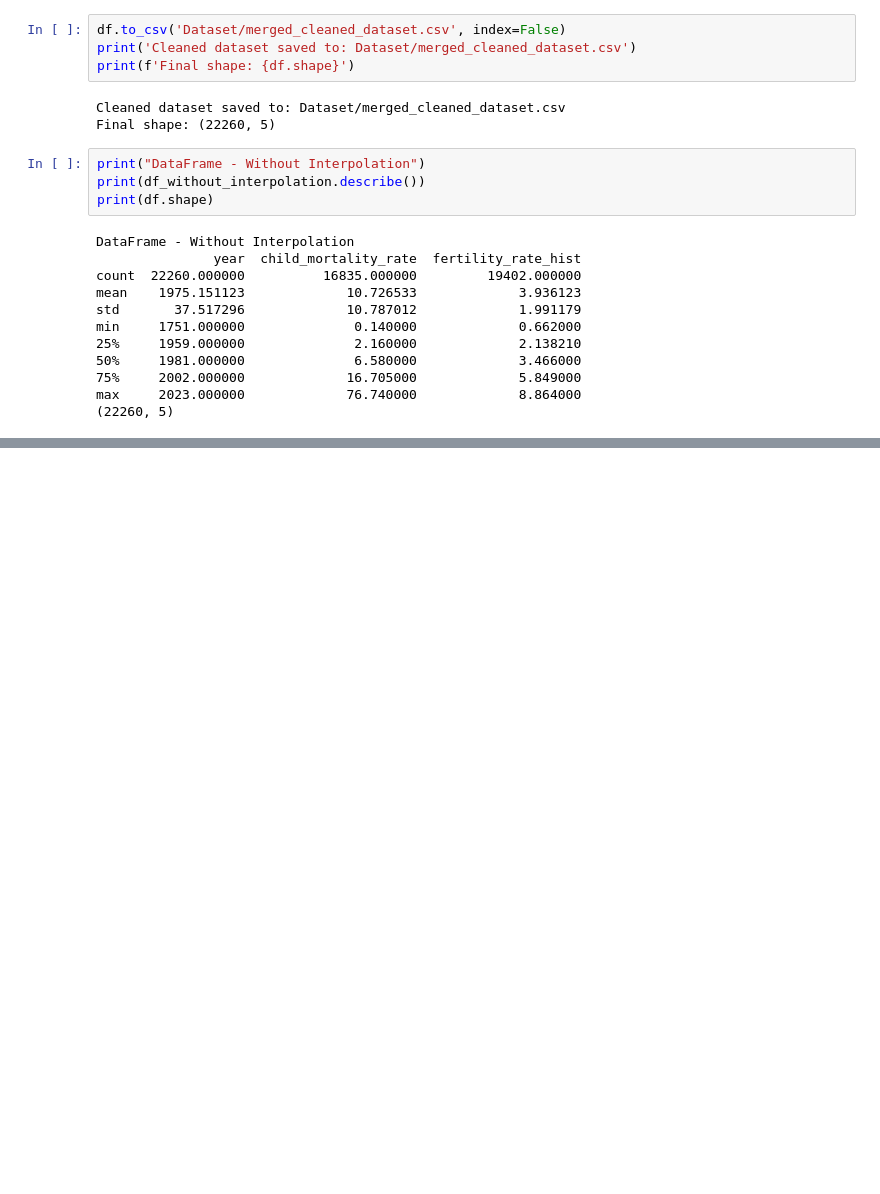
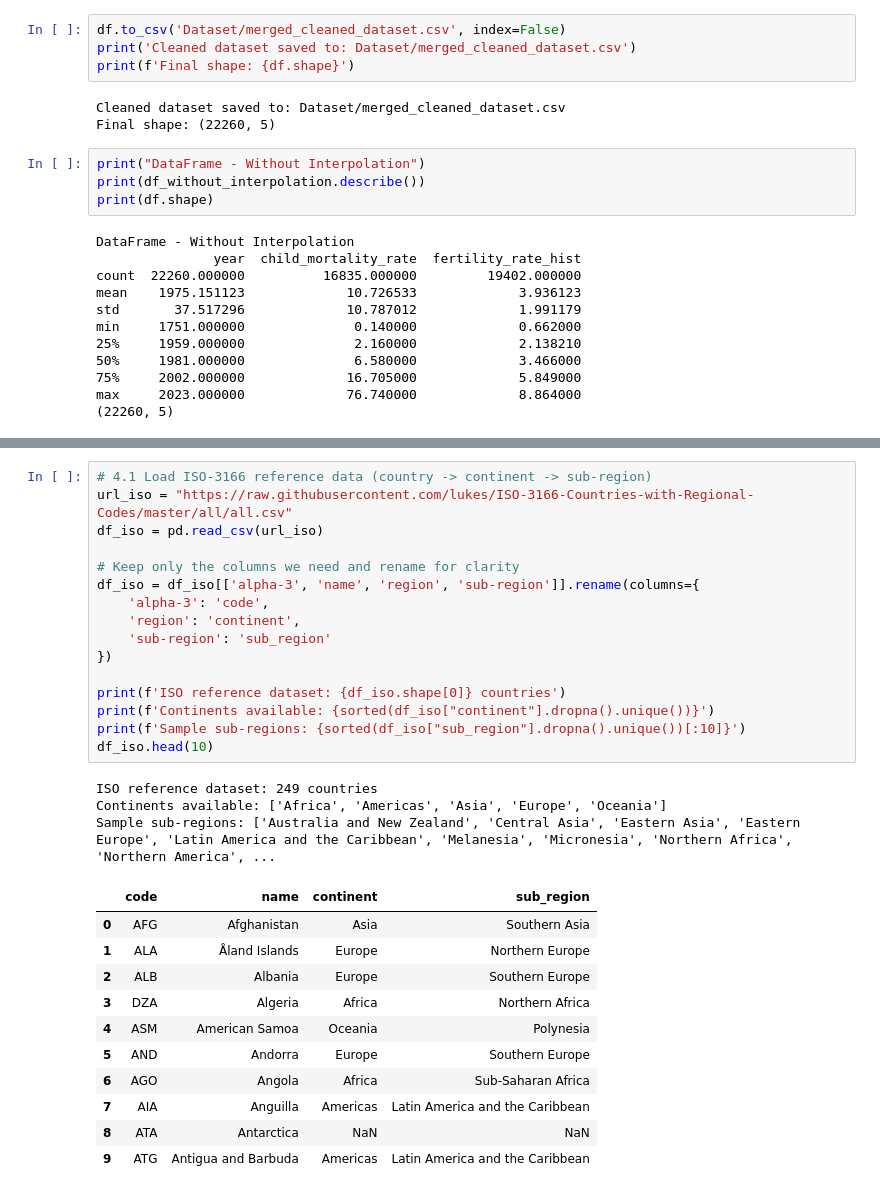
Before and after one commit to GabrielDeA/RepoDataScience, a Jupyter notebook: unit2/DataSetCleaning.ipynb, the cells around one changed output, grey strips where cells are left out. Drawn from its saved outputs; the diff is of its cells as text; blank space fills up the shorter version.

```diff
--- a/unit2/DataSetCleaning.ipynb
+++ b/unit2/DataSetCleaning.ipynb
@@ -474,0 +460,31 @@ max    2023.000000             68.210000             8.198000
+# %%
+# 4.1 Load ISO-3166 reference data (country -> continent -> sub-region)
+url_iso = "https://raw.githubusercontent.com/lukes/ISO-3166-Countries-with-Regional-Codes/master/all/all.csv"
+df_iso = pd.read_csv(url_iso)
+
+# Keep only the columns we need and rename for clarity
+df_iso = df_iso[['alpha-3', 'name', 'region', 'sub-region']].rename(columns={
+    'alpha-3': 'code',
+    'region': 'continent',
+    'sub-region': 'sub_region'
+})
+
+print(f'ISO reference dataset: {df_iso.shape[0]} countries')
+print(f'Continents available: {sorted(df_iso["continent"].dropna().unique())}')
+print(f'Sample sub-regions: {sorted(df_iso["sub_region"].dropna().unique())[:10]}')
+df_iso.head(10)
+# %% [output]
+ISO reference dataset: 249 countries
+Continents available: ['Africa', 'Americas', 'Asia', 'Europe', 'Oceania']
+Sample sub-regions: ['Australia and New Zealand', 'Central Asia', 'Eastern Asia', 'Eastern Europe', 'Latin America and the Caribbean', 'Melanesia', 'Micronesia', 'Northern Africa', 'Northern America', ...
+|  | code | name | continent | sub_region |
+| 0 | AFG | Afghanistan | Asia | Southern Asia |
+| 1 | ALA | Åland Islands | Europe | Northern Europe |
+| 2 | ALB | Albania | Europe | Southern Europe |
+| 3 | DZA | Algeria | Africa | Northern Africa |
+| 4 | ASM | American Samoa | Oceania | Polynesia |
+| 5 | AND | Andorra | Europe | Southern Europe |
+| 6 | AGO | Angola | Africa | Sub-Saharan Africa |
+| 7 | AIA | Anguilla | Americas | Latin America and the Caribbean |
+| 8 | ATA | Antarctica | NaN | NaN |
+| 9 | ATG | Antigua and Barbuda | Americas | Latin America and the Caribbean |
```
Also changed, not shown: parts of 7 cells of this notebook, 1 other file.
